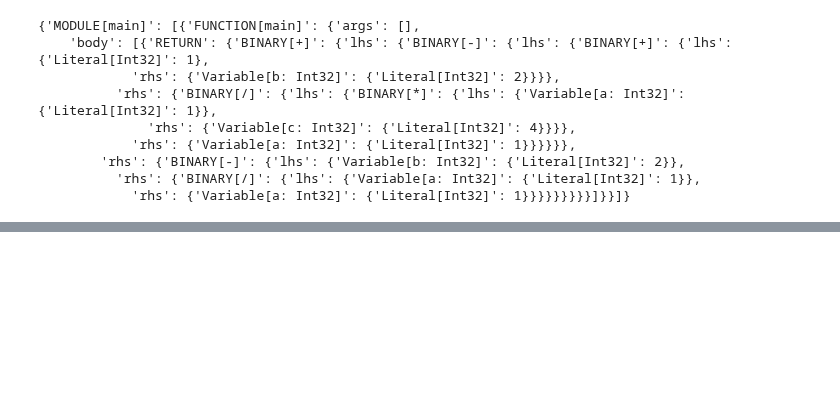
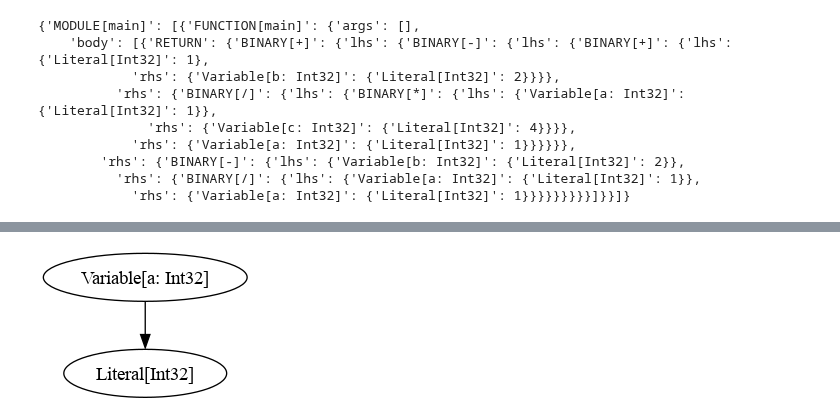
Before and after one commit to arxlang/astx, a Jupyter notebook: docs/example.ipynb, the cells around one changed output, grey strips where cells are left out. Cells and saved outputs as stored; diff of their text form; code cells hidden in the pictures; blank space fills up the shorter version.

```diff
--- a/docs/example.ipynb
+++ b/docs/example.ipynb
@@ -51,0 +66,4 @@ Variable
+# %%
+viz.visualize(a.get_struct(), shape="ellipse")
+# %% [output]
+[figure, added]
```
Also changed, not shown: parts of 7 cells of this notebook, 1 other file.
